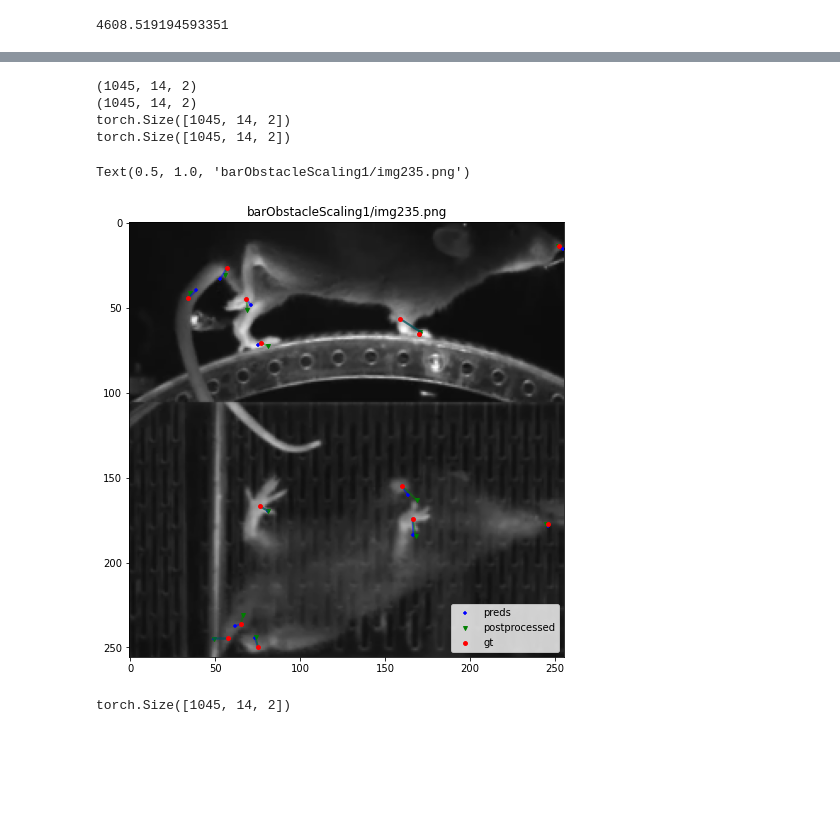
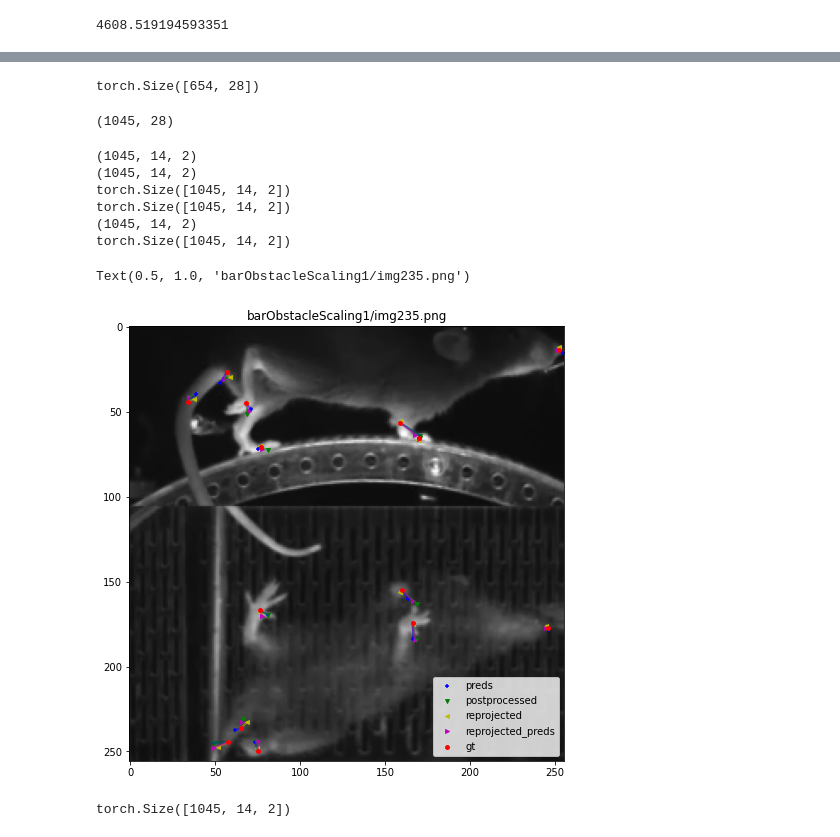
Before and after one commit to paninski-lab/lightning-pose, a Jupyter notebook: scripts/post_process_preds.ipynb, the cells around one changed output, grey strips where cells are left out. Saved outputs shown, nothing was run; the diff lists cells and outputs as text; code cells hidden in the pictures; blank space fills up the shorter version.

Commit message:
reprojection of gt and preds is plotted

```diff
--- a/scripts/post_process_preds.ipynb
+++ b/scripts/post_process_preds.ipynb
@@ -189,3 +212,16 @@ prob2.solve()
+# %%
+reprojected_gt_good = post_processor.reproject_cvxpy(clean_data)
+reprojected_gt_good.shape
+# %% [output]
+torch.Size([654, 28])
+# %%
+reprojected_gt = np.zeros_like(keypoints_gt)*np.nan
+reprojected_gt[no_nan_inds, :] = reprojected_gt_good
+reprojected_gt.shape
+# %% [output]
+(1045, 28)
+# %%
+reprojected_preds = post_processor.reproject_cvxpy(keypoints_pred)
 # %%
 # need to reshape those arrays, save them in new names, and plot on image
 optimized_keypoints = post_processor.x.value.reshape(keypoints_pred.shape)
@@ -194,6 +230,8 @@ optimized_keypoints2 = post_processor2.x.value.reshape(keypoints_pred.shape)
 optimized_keypoints_reshaped2 = optimized_keypoints2.reshape(optimized_keypoints2.shape[0], -1, 2)
 keypoints_gt_reshaped = keypoints_gt.reshape(keypoints_gt.shape[0], -1, 2)
 keypoints_pred_reshaped = keypoints_pred.reshape(keypoints_pred.shape[0], -1, 2)
+reprojected_gt_reshaped = reprojected_gt.reshape(reprojected_gt.shape[0], -1, 2)
+reprojected_preds_reshaped = reprojected_preds.reshape(reprojected_preds.shape[0], -1, 2)
 # %%
 eval_cond = "test"
 inds_to_use = pred_df[(pred_df["set"]==eval_cond).to_numpy()].index.values
@@ -212,11 +250,15 @@ print(optimized_keypoints_reshaped.shape)
 print(optimized_keypoints_reshaped2.shape)
 print(keypoints_gt_reshaped.shape)
 print(keypoints_pred_reshaped.shape)
+print(reprojected_gt_reshaped.shape)
+print(reprojected_preds_reshaped.shape)
 # %% [output]
 (1045, 14, 2)
 (1045, 14, 2)
 torch.Size([1045, 14, 2])
 torch.Size([1045, 14, 2])
+(1045, 14, 2)
+torch.Size([1045, 14, 2])
 # %%
 img_index = 20
 img_name = csv_data.iloc[inds_to_use[img_index],0]
@@ -229,24 +271,28 @@ assert ~np.any(confidences<0.0)
 # %%
 gt_vector = keypoints_gt_reshaped[inds_to_use[img_index],:,:].detach().cpu().numpy()
 pred_vector = keypoints_pred_reshaped[inds_to_use[img_index],:,:].detach().cpu().numpy()
 optimized_vector = optimized_keypoints_reshaped[inds_to_use[img_index],:,:]
 optimized_vector2 = optimized_keypoints_reshaped2[inds_to_use[img_index],:,:]
+reprojected_vector = reprojected_gt_reshaped[inds_to_use[img_index],:,:]
+reprojected_vector2 = reprojected_preds_reshaped[inds_to_use[img_index],:,:]
 plt.figure(figsize=(8,8))
 plt.imshow(image.resize((256,256)))
 mask = ~np.isnan(gt_vector[:,0])
 scatter_and_line(gt_vector, pred_vector, label= "preds", color='b', marker="+", show_nans=False)
 scatter_and_line(gt_vector, optimized_vector2, label= "postprocessed", color='g', marker="v", show_nans=False)
+scatter_and_line(gt_vector, reprojected_vector, label= "reprojected_gt", color='y', marker="<", show_nans=False)
+scatter_and_line(gt_vector, reprojected_vector2, label= "reprojected_preds", color='m', marker=">", show_nans=False)
 #scatter_and_line(gt_vector, optimized_vector, label= "postprocessed_wo_conf", color='pink', marker="^", show_nans=False)
 plt.scatter(gt_vector[:,0], gt_vector[:,1], c='r', label="gt", s=15, zorder=10)
 plt.legend(loc="lower right")
 plt.title(img_name)
 # plt.scatter(pred_vector[mask,0], pred_vector[mask,1], c='b', s=10)
 # for i in range(gt_vector.shape[0]):
 #     if ~np.isnan(gt_vector[i,0]):
 #         plt.plot([gt_vector[i,0], pred_vector[i,0]], [gt_vector[i,1], pred_vector[i,1]], c='b', alpha=0.5)
 # %% [output]
 Text(0.5, 1.0, 'barObstacleScaling1/img235.png')
-[figure, old version]
+[figure, new version]
 # %%
 keypoints_gt_reshaped.shape
 # %% [output]
```
Also changed, not shown: parts of 4 cells of this notebook.
